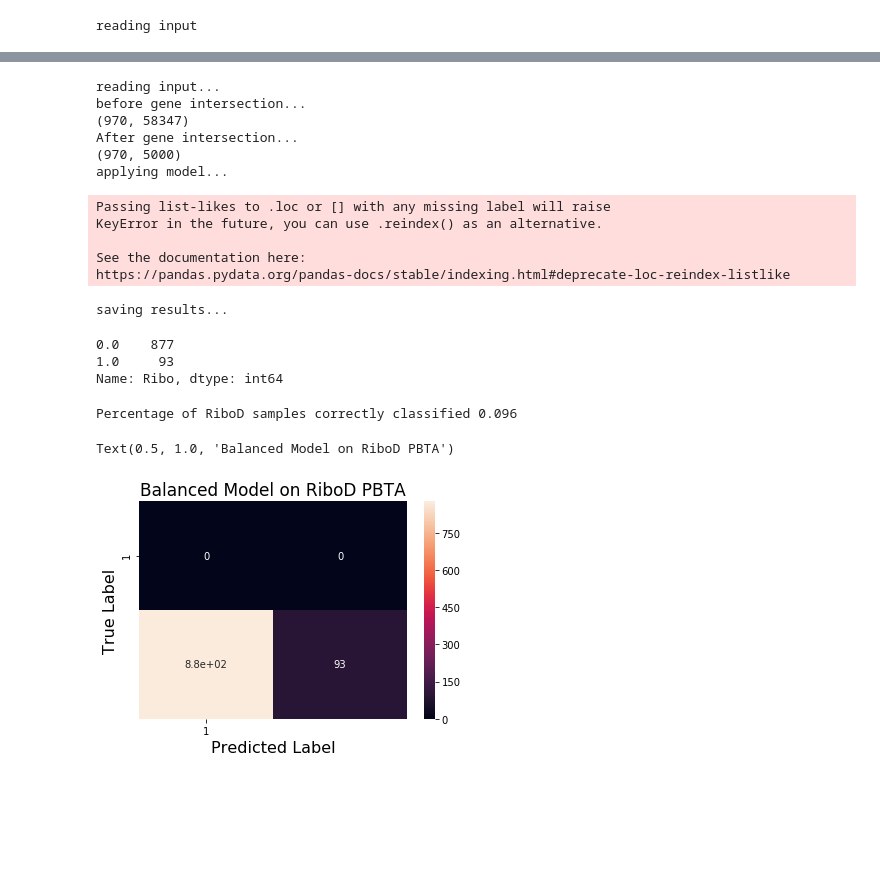
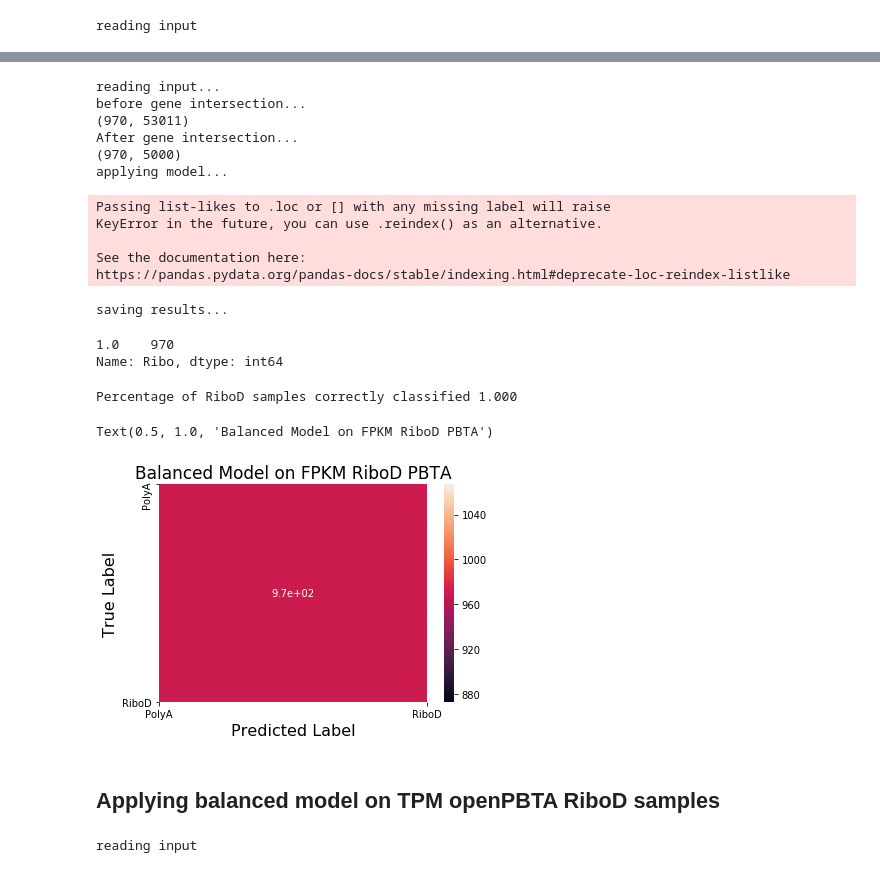
Before and after one commit to ioannisa92/RiboVsPolyA, a Jupyter notebook: examples/openPBTA_riboD.ipynb, the cells around one changed output, grey strips where cells are left out. Cells and saved outputs as stored; diff of their text form; code cells hidden in the pictures; blank space fills up the shorter version.

```diff
--- a/examples/openPBTA_riboD.ipynb
+++ b/examples/openPBTA_riboD.ipynb
@@ -79,6 +79,6 @@ def deploy(input_file, rf_model=None, model_path=None):
 # %%
 print('reading input')
-input_file = pd.read_csv("../data/pbta-gene-expression-rsem-tpm.stranded.tsv", sep='\t', index_col=0)
+input_file = pd.read_csv("../data/pbta-gene-expression-rsem-fpkm-collapsed.stranded_log2tpm_plus_1.tsv", sep='\t', index_col=0)
 # %% [output]
 reading input
 # %%
@@ -199,7 +204,7 @@ balanced_predictions = deploy(input_file, model_path='/mnt/github/RiboVsPolyA/mo
 # %% [output]
 reading input...
 before gene intersection...
-(970, 58347)
+(970, 53011)
 After gene intersection...
 (970, 5000)
 applying model...
@@ -213,6 +218,5 @@ saving results...
 # Only two sample was predicted to by RiboD
 balanced_predictions.Ribo.value_counts()
 # %% [output]
-0.0    877
-1.0     93
+1.0    970
 Name: Ribo, dtype: int64
@@ -220,23 +226,30 @@ Name: Ribo, dtype: int64
 res = balanced_predictions.Ribo.value_counts().loc[1.0]/balanced_predictions.shape[0]
 print('Percentage of RiboD samples correctly classified %.3f'%res)
 # %% [output]
-Percentage of RiboD samples correctly classified 0.096
+Percentage of RiboD samples correctly classified 1.000
 # %%
 true_labels = balanced_predictions.shape[0]*[1]
 pred_labels = balanced_predictions.Ribo.values
 
 from sklearn.metrics import confusion_matrix
 import matplotlib.pyplot as plt
 import seaborn as sns
 #plt.figure(figsize=(10,7))
 mat = confusion_matrix(true_labels, pred_labels)
 ax = sns.heatmap(mat, annot=True)
 ax.set_ylabel("True Label", fontsize=16)
 ax.set_xlabel("Predicted Label", fontsize=16)
-plt.xticks(ticks=[0.5], labels=[1])
-plt.yticks(ticks=[0.5], labels=[1])
+plt.xticks(ticks=[0,1], labels=['PolyA','RiboD'])
+plt.yticks(ticks=[0,1], labels=['PolyA','RiboD'])
 
-ax.set_title("Balanced Model on RiboD PBTA", fontsize=17)
+ax.set_title("Balanced Model on FPKM RiboD PBTA", fontsize=17)
 # %% [output]
-Text(0.5, 1.0, 'Balanced Model on RiboD PBTA')
+Text(0.5, 1.0, 'Balanced Model on FPKM RiboD PBTA')
-[figure, old version]
+[figure, new version]
+# %% [markdown]
+## Applying **balanced** model on TPM openPBTA RiboD samples
+# %%
+print('reading input')
+input_file = pd.read_csv("../data/pbta-gene-expression-kallisto.stranded_log2tpm_plus_1.tsv", sep='\t', index_col=0)
+# %% [output]
+reading input
```
Also changed, not shown: parts of 11 cells of this notebook, 2 other files.
